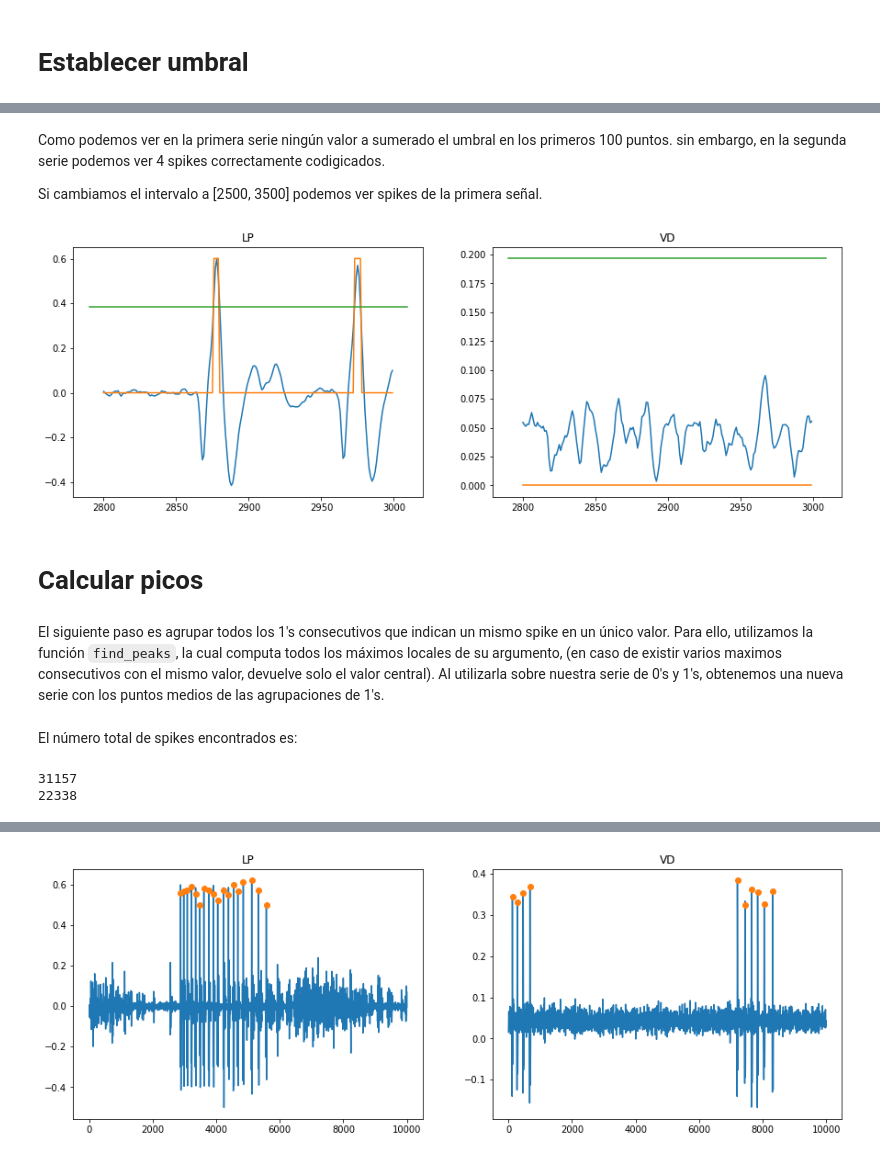
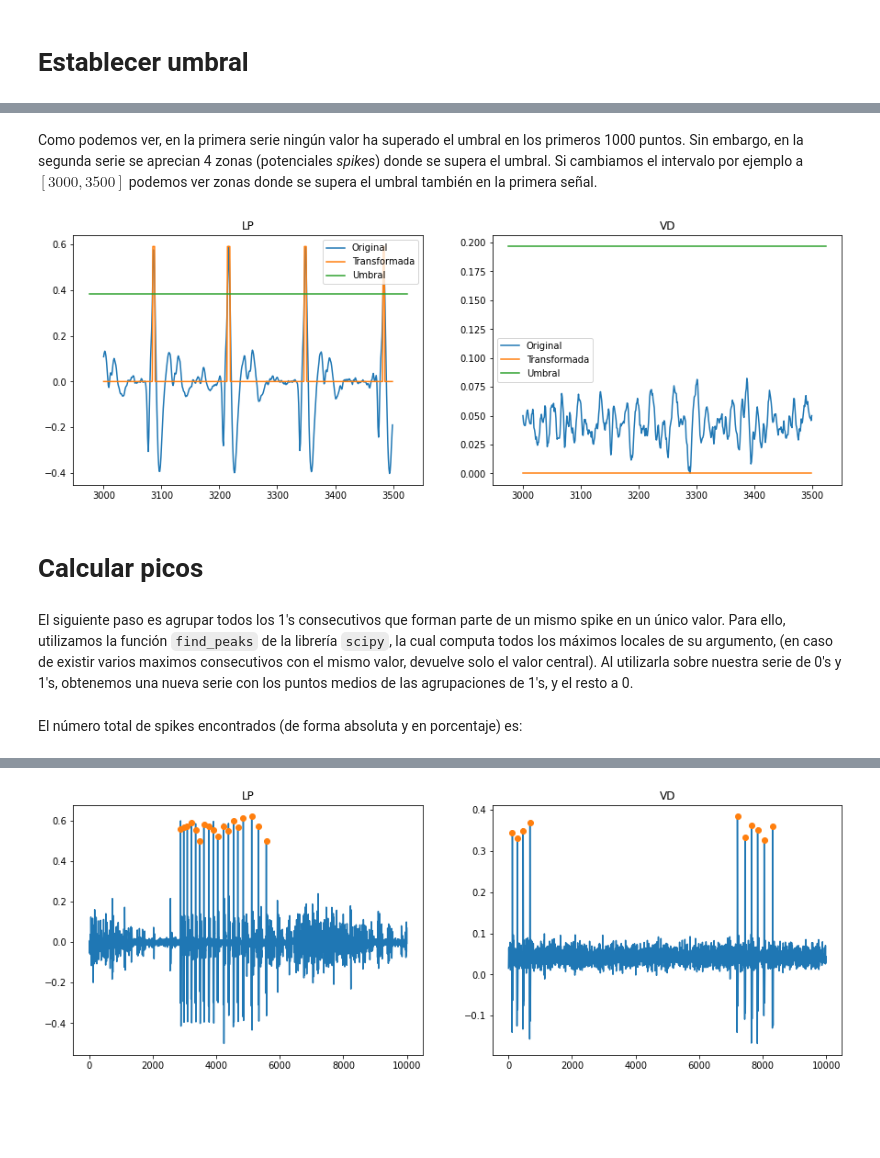
Before and after one commit to Ludvins/MCD_Practicas_TI, a Jupyter notebook: Practica.ipynb, the cells around one changed output, grey strips where cells are left out. Cells and saved outputs as stored; diff of their text form; code cells hidden in the pictures; blank space fills up the shorter version.

```diff
--- a/Practica.ipynb
+++ b/Practica.ipynb
@@ -61,0 +59,8 @@ Applicamos entonces el umbral a la serie tempora, cambiando valores superiores p
+# %%
+def compute_threshold(df):
+    """ Calcula el umbral basándose en información estadística
+        de las series. """
+
+    return 1.5 * (df[df >= 0].mean() + 3 * df[df >= 0].std())
+# %%
+threshold = compute_threshold(trozoC)
@@ -62,5 +69,8 @@ Applicamos entonces el umbral a la serie tempora, cambiando valores superiores p
 # %%
 def filter_with_threshold(df, threshold):
+    """ Transforma las señales en 'df' en señales binarias, según si superan
+        o no el umbral 'threshold'. """
+
     return (df > threshold).astype(int)
 # %%
 trozoC_t = filter_with_threshold(trozoC, threshold)
@@ -77,16 +97,21 @@ La siguiente función permite pintar simultaneamente la señal original y la tra
 # %%
 def compare_signal_and_transformation(df, df_t, threshold):
-    """
-    Muestra dos señales `df` y `df_t` que tengan las mismas dimensiones.
-    """
+    """ Muestra dos señales `df` y `df_t` que tengan las mismas dimensiones.
+        Se pinta la señal original real-valuada y la señal binaria superpuesta,
+        además de la recta horizontal que representa el umbral. """
+
     cols = df.shape[1] if len(df.shape) > 1 else 1
-    fig, axs = plt.subplots(1, cols, figsize=(15,5))
+    fig, axs = plt.subplots(1, cols, figsize = (15,5))
+
     # Loop over columns
     for index in range(cols):
         axs[index].set_title(list(df)[index])
-        # Get peaks for each column
-        axs[index].plot(df.iloc[:, index])
-        axs[index].plot(df_t.iloc[:,index])
+
+        # Plot original and transformed signal along with threshold
+        axs[index].plot(df.iloc[:, index], label = "Original")
+        axs[index].plot(df_t.iloc[:, index], label = "Transformada")
         xmin, xmax = axs[index].get_xlim()
-        axs[index].plot([xmin, xmax], 2*[threshold[index]])
+        axs[index].plot([xmin, xmax], 2 * [threshold[index]], label = "Umbral")
+        axs[index].legend()
+    plt.show()
 # %% [markdown]
@@ -98,16 +125,14 @@ compare_signal_and_transformation(trozoC[0:500], trozoC_t[0:500]*trozoC[0:500].m
 # %% [markdown]
-Como podemos ver en la primera serie ningún valor a sumerado el umbral en los primeros 100 puntos. sin embargo, en la segunda serie podemos ver 4 spikes correctamente codigicados.
-
-Si cambiamos el intervalo a [2500, 3500] podemos ver spikes de la primera señal.
+Como podemos ver, en la primera serie ningún valor ha superado el umbral en los primeros 1000 puntos. Sin embargo, en la segunda serie se aprecian 4 zonas (potenciales *spikes*) donde se supera el umbral. Si cambiamos el intervalo por ejemplo a $[3000, 3500]$ podemos ver zonas donde se supera el umbral también en la primera señal.
 # %%
-a = 2800
-b = 3000
-compare_signal_and_transformation(trozoC[a:b], trozoC_t[a:b]*trozoC[a:b].max(), threshold)
+a = 3000
+b = 3500
+compare_signal_and_transformation(trozoC[a:b], trozoC_t[a:b] * trozoC[a:b].max(), threshold)
 # %% [output]
-[figure, old version]
+[figure, new version]
 # %% [markdown]
 # Calcular picos
 # %% [markdown]
-El siguiente paso es agrupar todos los 1's consecutivos que indican un mismo spike en un único valor. Para ello, utilizamos la función `find_peaks`, la cual computa todos los máximos locales de su argumento, (en caso de existir varios maximos consecutivos con el mismo valor, devuelve solo el valor central). Al utilizarla sobre nuestra serie de 0's y 1's, obtenemos una nueva serie con los puntos medios de las agrupaciones de 1's.
+El siguiente paso es agrupar todos los 1's consecutivos que forman parte de un mismo spike en un único valor. Para ello, utilizamos la función `find_peaks` de la librería `scipy`, la cual computa todos los máximos locales de su argumento, (en caso de existir varios maximos consecutivos con el mismo valor, devuelve solo el valor central). Al utilizarla sobre nuestra serie de 0's y 1's, obtenemos una nueva serie con los puntos medios de las agrupaciones de 1's, y el resto a 0.
 # %%
 def get_peaks(df):
@@ -122,9 +147,2 @@ def get_peaks(df):
 # %% [markdown]
-El número total de spikes encontrados es:
+El número total de spikes encontrados (de forma absoluta y en porcentaje) es:
-# %%
-peaks = get_peaks(trozoC_t)
-for i in peaks:
-    print(len(i))
-# %% [output]
-31157
-22338
```
Also changed, not shown: parts of 47 cells of this notebook.
